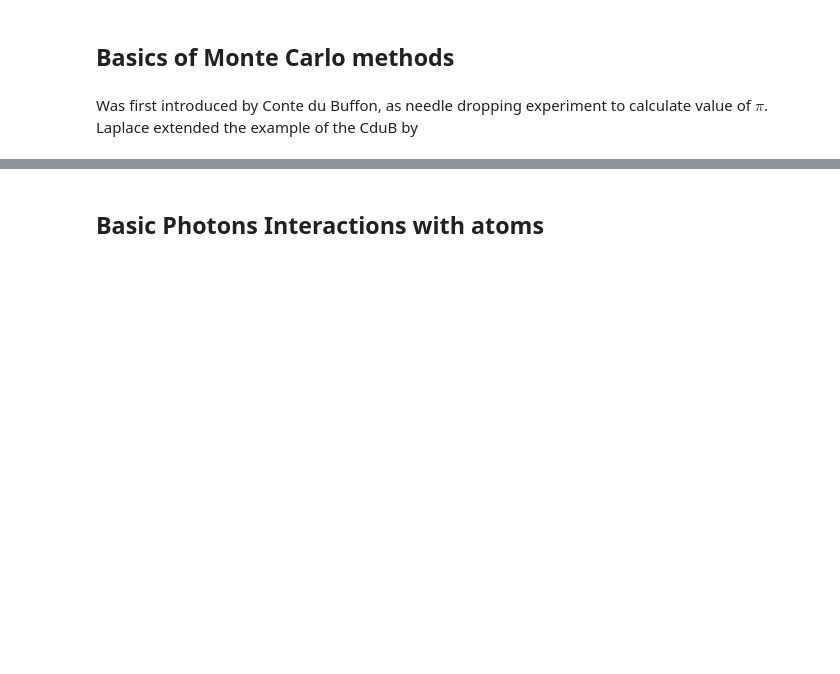
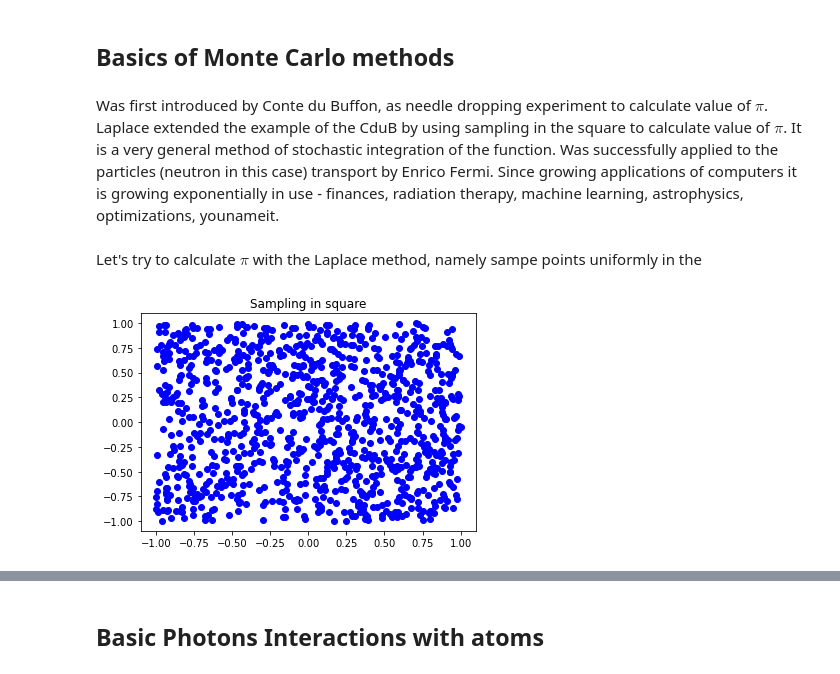
Before and after one commit to Tatiana-Krivosheev/Radiation-Transport-with-Monte-Carlo, a Jupyter notebook: GammaTransport.ipynb, the cells around one changed output, grey strips where cells are left out. Drawn from its saved outputs; the diff is of its cells as text; code cells hidden in the pictures; blank space fills up the shorter version.

```diff
--- a/GammaTransport.ipynb
+++ b/GammaTransport.ipynb
@@ -31,4 +42,24 @@ FOr comparison, typical atom size is from 0.1nm (He) to 0.4nm (Fr and other heav
 # %% [markdown]
 ## Basics of Monte Carlo methods
 # %% [markdown]
-Was first introduced by Conte du Buffon, as needle dropping experiment to calculate value of $\pi$. Laplace extended the example of the CduB by
+Was first introduced by Conte du Buffon, as needle dropping experiment to calculate value of $\pi$. Laplace extended the example of the CduB by using sampling in the square to calculate value of $\pi$. It is a very general method of stochastic integration of the function. Was successfully applied to the particles (neutron in this case) transport by Enrico Fermi. Since growing applications of computers it is growing exponentially in use - finances, radiation therapy, machine learning, astrophysics, optimizations, younameit.
+# %% [markdown]
+Let's try to calculate $\pi$ with the Laplace method, namely sampe points uniformly in the
+# %%
+import numpy as np
+import matplotlib.pyplot as plt
+
+%matplotlib inline
+
+N = 1000 # number of points to sample
+
+x = 2.0*np.random.random(N) - 1.0
+y = 2.0*np.random.random(N) - 1.0
+
+fig, ax = plt.subplots(1, 1)
+
+ax.plot(x, y, 'bo', label='Sampling in square')
+plt.title("Sampling in square")
+plt.show()
+# %% [output]
+[figure, added]
```
Also changed, not shown: parts of 5 cells of this notebook.
